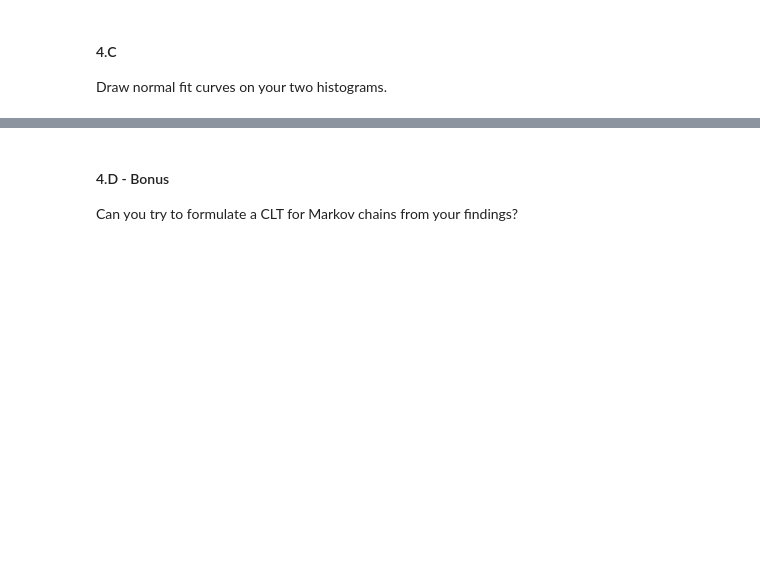
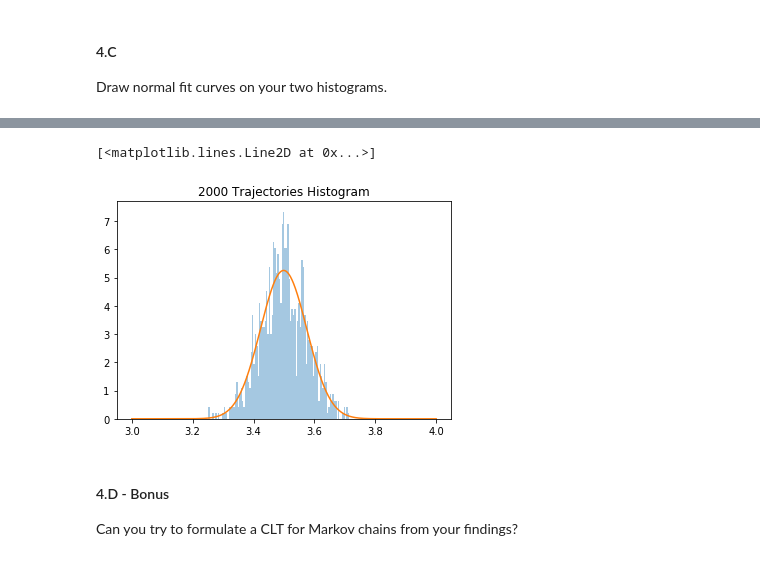
Before and after one commit to mayakerem/StatisticsDataAnalysis, a Jupyter notebook: HW3/HW3.ipynb, the cells around one changed output, grey strips where cells are left out. Drawn from its saved outputs; the diff is of its cells as text; code cells hidden in the pictures; blank space fills up the shorter version.

```diff
--- a/HW3/HW3.ipynb
+++ b/HW3/HW3.ipynb
@@ -437,3 +455,10 @@ Draw normal fit curves on your two histograms.
+# %%
+sns.distplot(res2, bins = 100, kde=False, norm_hist=True).set_title('2000 Trajectories Histogram')
+X2 = np.linspace(3,4,1000)
+plt.plot(X2, stats.norm.pdf(X2, loc = res2.mean(), scale = res2.std()))
+# %% [output]
+[<matplotlib.lines.Line2D at 0x...>]
+[figure, added]
 # %% [markdown]
 #### 4.D - Bonus
 Can you try to formulate a CLT for Markov chains from your findings?
```
Also changed, not shown: parts of 6 cells of this notebook.
